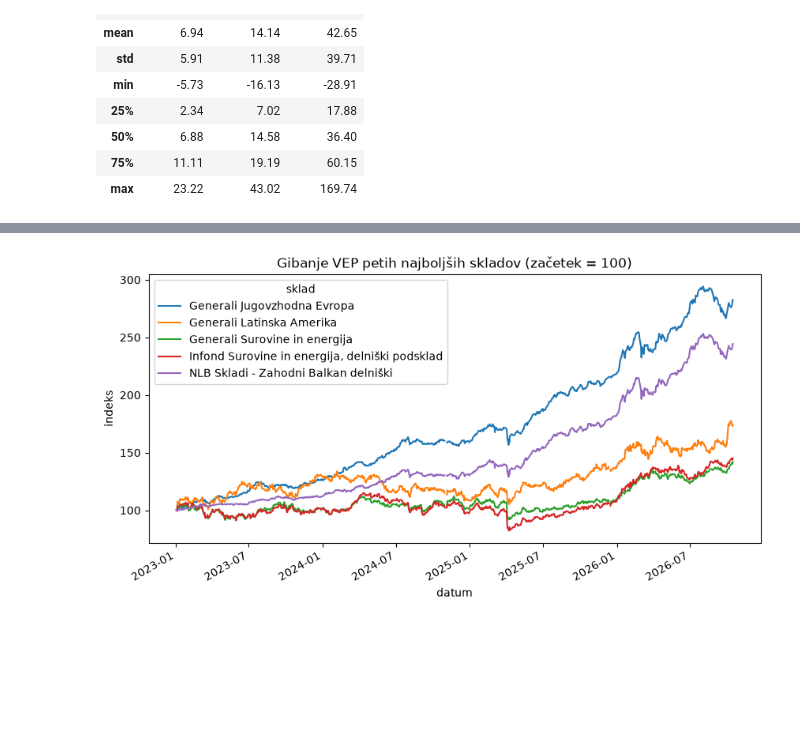
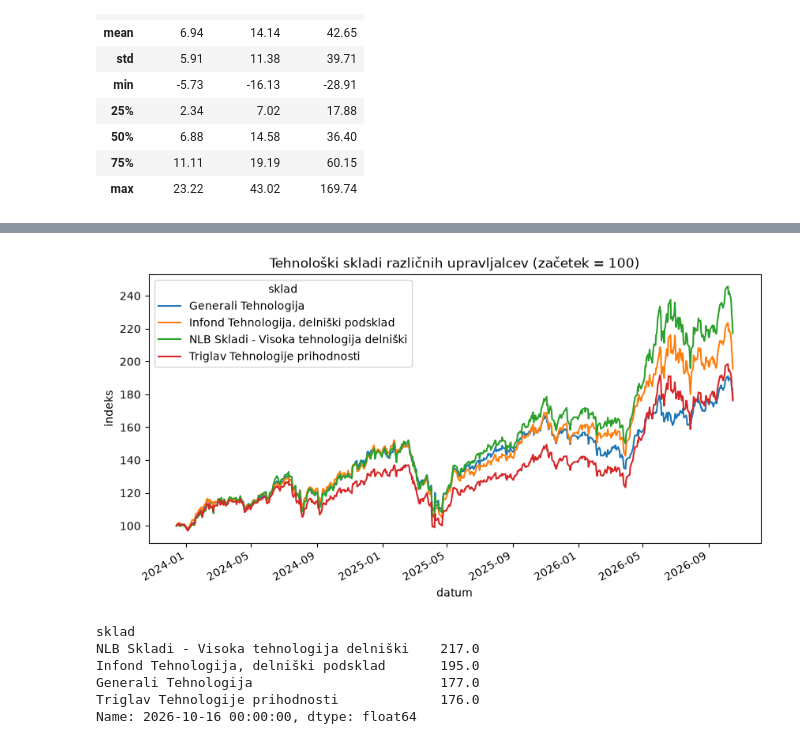
Before and after one commit to le20655/seminarska_naloga_uvp, a Jupyter notebook: analiza.ipynb, the cells around one changed output, grey strips where cells are left out. Saved outputs shown, nothing was run; the diff lists cells and outputs as text; code cells hidden in the pictures; blank space fills up the shorter version.

```diff
--- a/analiza.ipynb
+++ b/analiza.ipynb
@@ -93,14 +176,33 @@ plt.show()
 # %%
-izbrani = najboljsi.index[:5]
-tabela = vep[vep["sklad"].isin(izbrani)].pivot(
-    index="datum", columns="sklad", values="vep"
+# Ker bom primerjave delal večkrat sem naredil funkcijo
+
+def narisi_primerjavo(izbrani_skladi, naslov):
+    """Nariše indeks VEP (prvi skupni dan = 100) za izbrane sklade in
+    vrne vrednosti indeksa na zadnji dan."""
+    tabela = vep[vep["sklad"].isin(izbrani_skladi)].pivot(
+        index="datum", columns="sklad", values="vep"
+    )
+    tabela = tabela.dropna()
+    indeks = tabela / tabela.iloc[0] * 100
+    indeks.plot(title=naslov, figsize=(10, 5))
+    plt.ylabel("indeks")
+    plt.show()
+    return indeks.iloc[-1].round().sort_values(ascending=False)
+
+tehnoloski = [
+    "Generali Tehnologija",
+    "Infond Tehnologija, delniški podsklad",
+    "NLB Skladi - Visoka tehnologija delniški",
+    "Triglav Tehnologije prihodnosti",
+]
+narisi_primerjavo(
+    tehnoloski, "Tehnološki skladi različnih upravljalcev (začetek = 100)"
 )
-indeks = tabela / tabela.bfill().iloc[0] * 100
-indeks.plot(
-    title="Gibanje VEP petih najboljših skladov (začetek = 100)",
-    figsize=(10, 5),
-)
-plt.ylabel("indeks")
-plt.show()
 # %% [output]
-[figure, old version]
+[figure, new version]
+sklad
+NLB Skladi - Visoka tehnologija delniški    217.0
+Infond Tehnologija, delniški podsklad       195.0
+Generali Tehnologija                        177.0
+Triglav Tehnologije prihodnosti             176.0
+Name: 2026-10-16 00:00:00, dtype: float64
```
Also changed, not shown: parts of 32 cells of this notebook.
